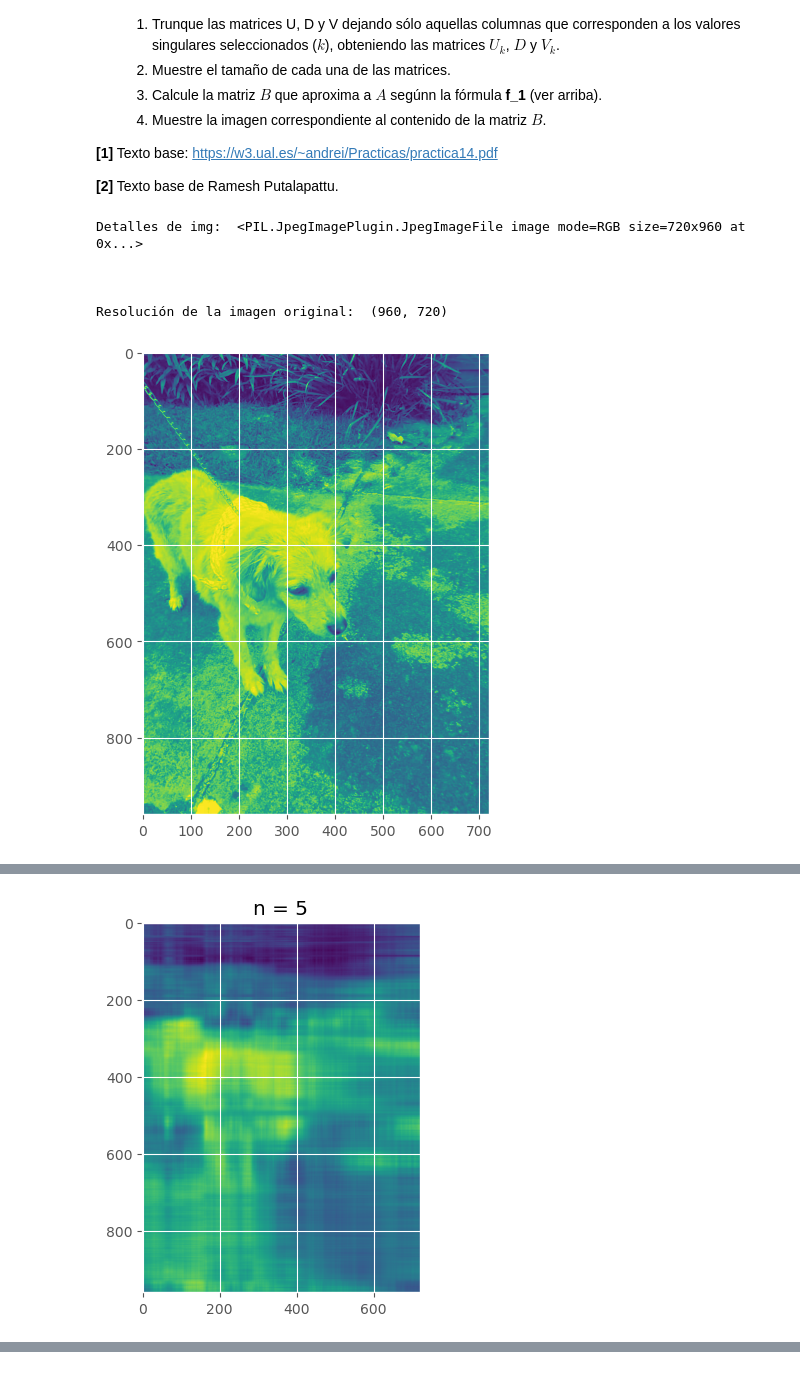
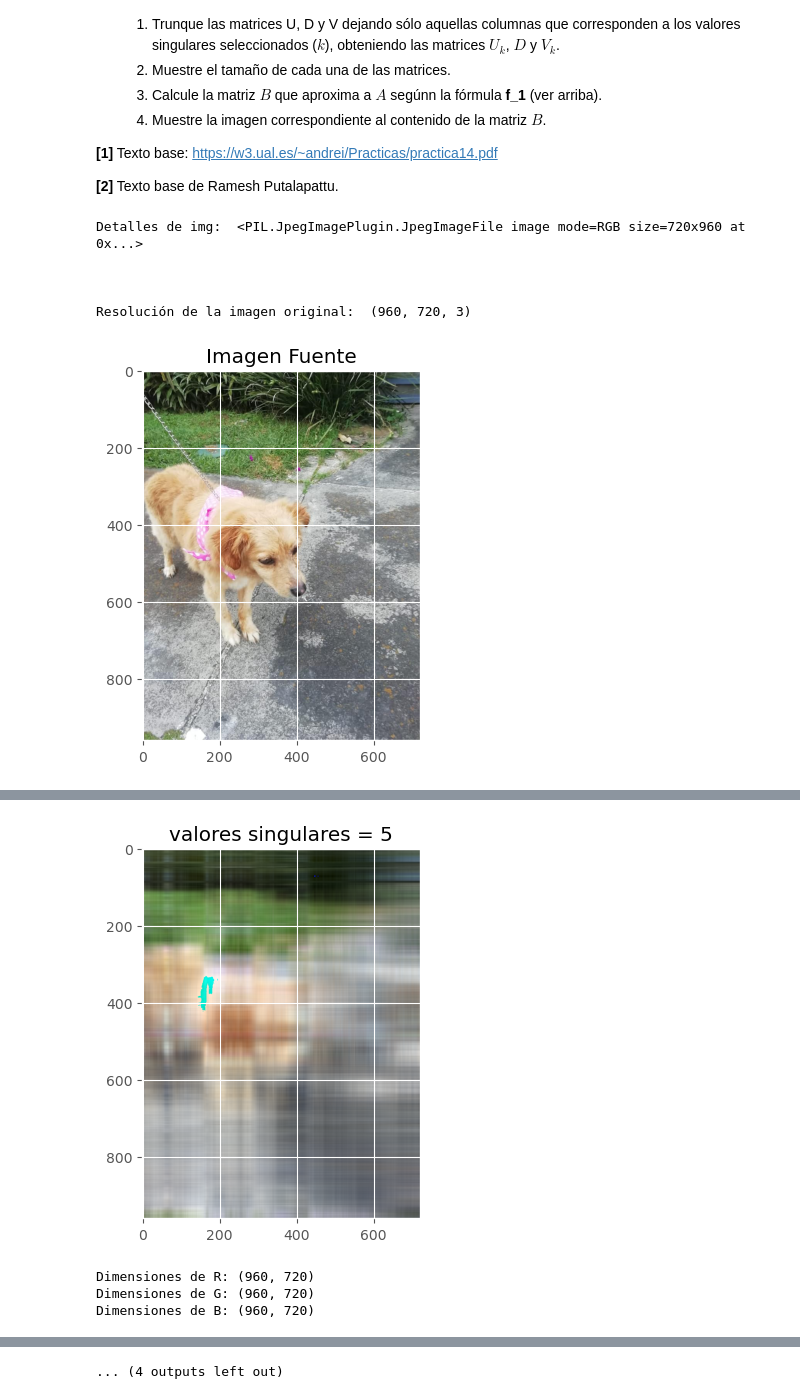
Before and after one commit to SopaAzteca/MCD_HW5FQ, a Jupyter notebook: Trabajo_Práctico_5_MCD.ipynb, the cells around one changed output, grey strips where cells are left out. Drawn from its saved outputs; the diff is of its cells as text; code cells hidden in the pictures.

```diff
--- a/Trabajo_Práctico_5_MCD.ipynb
+++ b/Trabajo_Práctico_5_MCD.ipynb
@@ -205,7 +205,10 @@ Investigue uno de estos métodos y aplique un procedimiento similar al del cuade
 # %%
 import matplotlib
 import matplotlib.pyplot as plt
+from PIL import Image
 import numpy as np
+
+
 import os
 import pandas as pd
 import scipy.stats
@@ -213,47 +216,88 @@ import sklearn.datasets
 import sklearn.preprocessing
 
 
-from PIL import Image
 
 plt.style.use('ggplot')
 img = Image.open('perrita.jpg')
 print("Detalles de img: ", img)
 
 
 # convert to numpy array
-imgmat = np.array(list(img.getdata(band=0)), float)
+#imgmat = np.array(list(img.getdata(band=0)), float)
+imgmat = np.array(img)
+
 
 # Reshape according to orginal image dimensions
-imgmat.shape = (img.size[1], img.size[0])
+#imgmat.shape = (img.size[1], img.size[0])
 
 print("\n\n")
 print("Resolución de la imagen original: ", imgmat.shape)
 print("\n\n")
 
-plt.figure(figsize=(9, 6))
-plt.imshow(imgmat, cmap='viridis')
+#plt.figure(figsize=(9, 6))
+#plt.imshow(imgmat, cmap='viridis')
+plt.imshow(img)
+plt.title("Imagen Fuente")
 plt.show()
 
 U, D, V = np.linalg.svd(imgmat)
 #print( D )
 
+C1 = imgmat[:,:,0]
+C2 = imgmat[:,:,1]
+C3 = imgmat[:,:,2]
+
+print("\n\n")
+print("Dimensiones de C1:", C1.shape)
+print("Dimensiones de C2:", C2.shape)
+print("Dimensiones de C3:", C3.shape)
+print("\n\n")
+
+apilada=np.vstack([C1, C2, C3])
+
+U, S, Vh = np.linalg.svd(apilada, full_matrices=False)
+
+
 print("\n\n")
 print("Dimensiones de U:", U.shape)
-print("Dimensiones de D:", D.shape)
-print("Dimensiones de V:", V.shape)
+print("Dimensiones de S:", S.shape)
+print("Dimensiones de Vh:", Vh.shape)
 print("\n\n")
 
-for i in [5, 10, 50, 100, 300, 700, 720]:
-    #reconstimg = np.matrix(U[:, :i]) * np.diag(D[:i]) * np.matrix(V[:i, :])
-    reconstimg = np.matmul( np.matmul( np.matrix(U[:, :i]) , np.diag(D[:i]) ) , np.matrix(V[:i, :]) )
-    plt.imshow(reconstimg, cmap='viridis')
-    title = "n = %s" % i
-    plt.title(title)
+for i in [5, 10, 50, 100, 300, 700, 900]:
+    #reconstimg = np.array(U[:, :i]) * np.array(D[:i]) * np.array(V[:i, :])
+    reconstimg = np.dot( np.dot( np.array(U[:, :i]) , np.diag(S[:i]) ) , np.array(Vh[:i, :]) )
+
+    R, G, B = np.split(reconstimg, 3)
+
+    imagen_unida = np.stack([R, G, B], axis=-1)
+    print("\n\n")
+    print("Dimensiones de R:", R.shape)
+    print("Dimensiones de G:", G.shape)
+    print("Dimensiones de B:", B.shape)
+    print("\n\n")
+
+
+
+
+    plt.imshow(imagen_unida.astype('uint8'))
+
+    titulo = "valores singulares = %s" % i
+
+    plt.title(titulo)
     plt.show()
+
+
+
+
+    #plt.show(reconstimg)
+    #title = "n = %s" % i
+    #plt.title(title)
+    #plt.show()
 # %% [output]
 Detalles de img:  <PIL.JpegImagePlugin.JpegImageFile image mode=RGB size=720x960 at 0x...>
 
 
 
-Resolución de la imagen original:  (960, 720)
+Resolución de la imagen original:  (960, 720, 3)
-[figure, old version]
+[figure, new version]
@@ -263 +321,4 @@ Dimensiones de V: (720, 720)
-[figure, old version]
+[figure, new version]
+Dimensiones de R: (960, 720)
+Dimensiones de G: (960, 720)
+Dimensiones de B: (960, 720)
@@ -269,0 +338 @@ Dimensiones de V: (720, 720)
+... (4 outputs left out)
```
Also changed, not shown: parts of 1 cell of this notebook.
